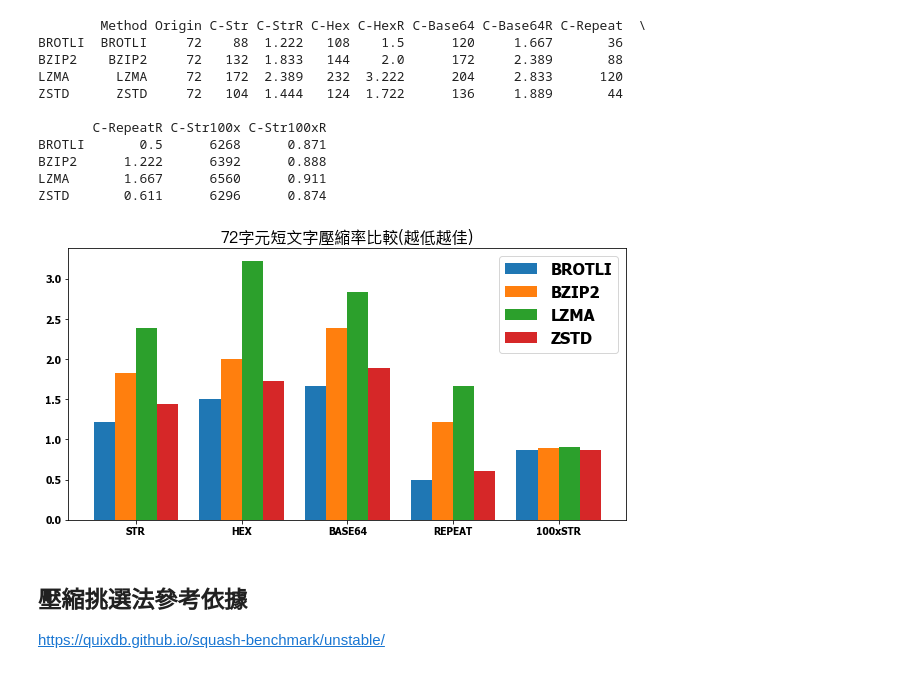
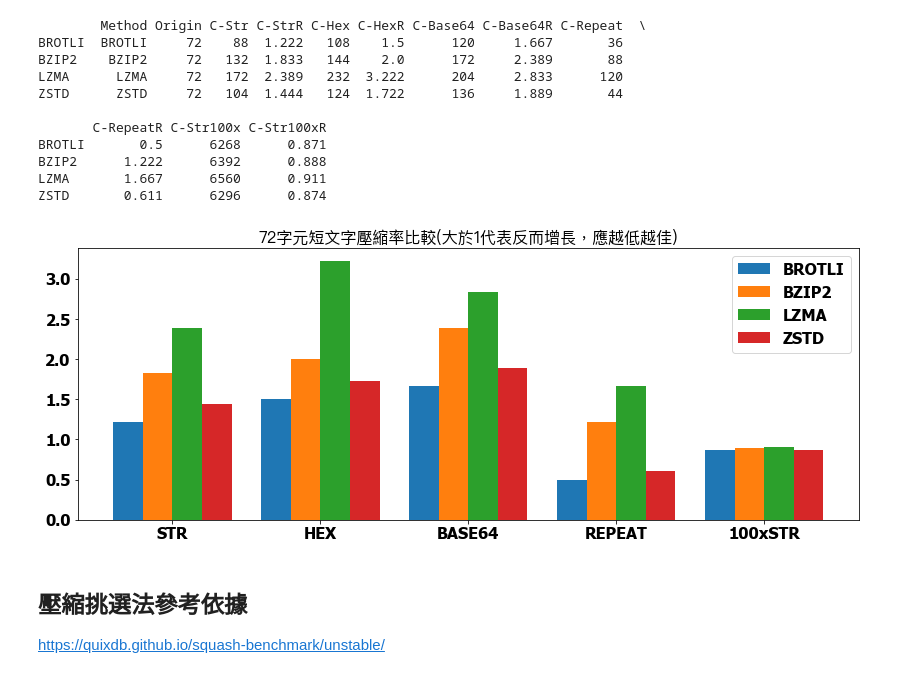
Before and after one commit to Hsinken/jupyter_compress_txt_test, a Jupyter notebook: 短文字壓縮測試.ipynb, the cells around one changed output. Drawn from its saved outputs; the diff is of its cells as text; code cells hidden in the pictures.

```diff
--- a/短文字壓縮測試.ipynb
+++ b/短文字壓縮測試.ipynb
@@ -280,38 +280,38 @@ from matplotlib.font_manager import FontProperties
 def getChineseFont():
     return FontProperties(fname='/System/Library/Fonts/PingFang.ttc',size=16)
 
-fig, ax = plt.subplots(sharex=False, figsize=(10,5))
+fig, ax = plt.subplots(sharex=False, figsize=(14,5))
 
 font = {'family' : 'sans-serif',
 'weight' : 'bold',
 'size'  : '16'}
 plt.rc('font', **font)        # 步驟一（設定字型的更多屬性）
 plt.rc('axes', unicode_minus=False) # 步驟二（解決座標軸負數的負號顯示問題）
 
 value1 = [float(i) for i in rateLists[0]]
 value2 = [float(i) for i in rateLists[1]]
 value3 = [float(i) for i in rateLists[2]]
 value4 = [float(i) for i in rateLists[3]]
 
 N = 5 #資料組分類數
 ind = np.arange(N)    # the x locations for the groups
 width = 0.2       # the width of the bars
 p1 = ax.bar(ind, value1, width)
 p2 = ax.bar(ind+width, value2, width)
 p3 = ax.bar(ind+2*width, value3, width)
 p4 = ax.bar(ind+3*width, value4, width)
 
-ax.set_title("72字元短文字壓縮率比較(越低越佳)", fontproperties=getChineseFont())
+ax.set_title("72字元短文字壓縮率比較(大於1代表反而增長，應越低越佳)", fontproperties=getChineseFont())
 ax.set_xticks(ind + 1.5*width)
 #plt.xticks(index+gap, index)
 ax.set_xticklabels(('STR', 'HEX', 'BASE64', 'REPEAT', '100xSTR'))
 
 ax.legend((p1[0], p2[0], p3[0], p4[0] ), ('BROTLI', 'BZIP2', 'LZMA', 'ZSTD'))
 ax.autoscale_view()
 
 plt.show()
 # %% [output]
-[figure, old version]
+[figure, new version]
 # %% [markdown]
 ## 壓縮挑選法參考依據
 https://quixdb.github.io/squash-benchmark/unstable/
```
Also changed, not shown: parts of 2 cells of this notebook.
